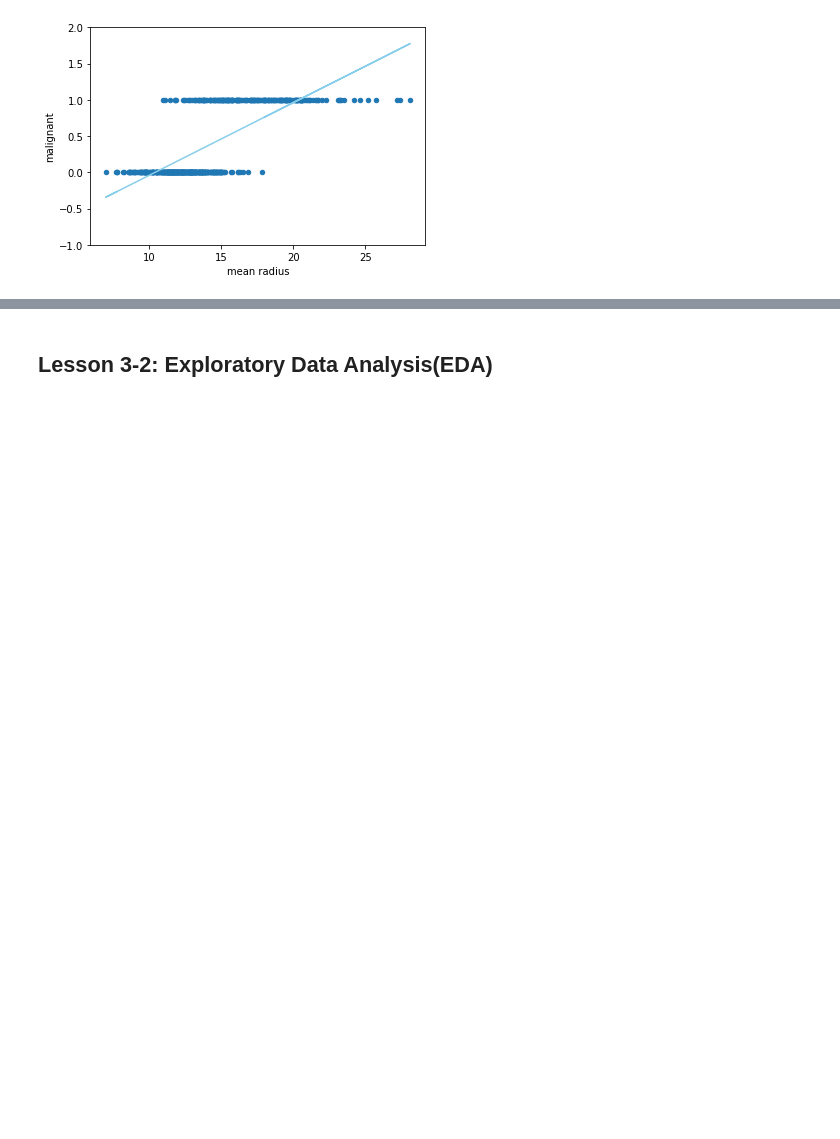
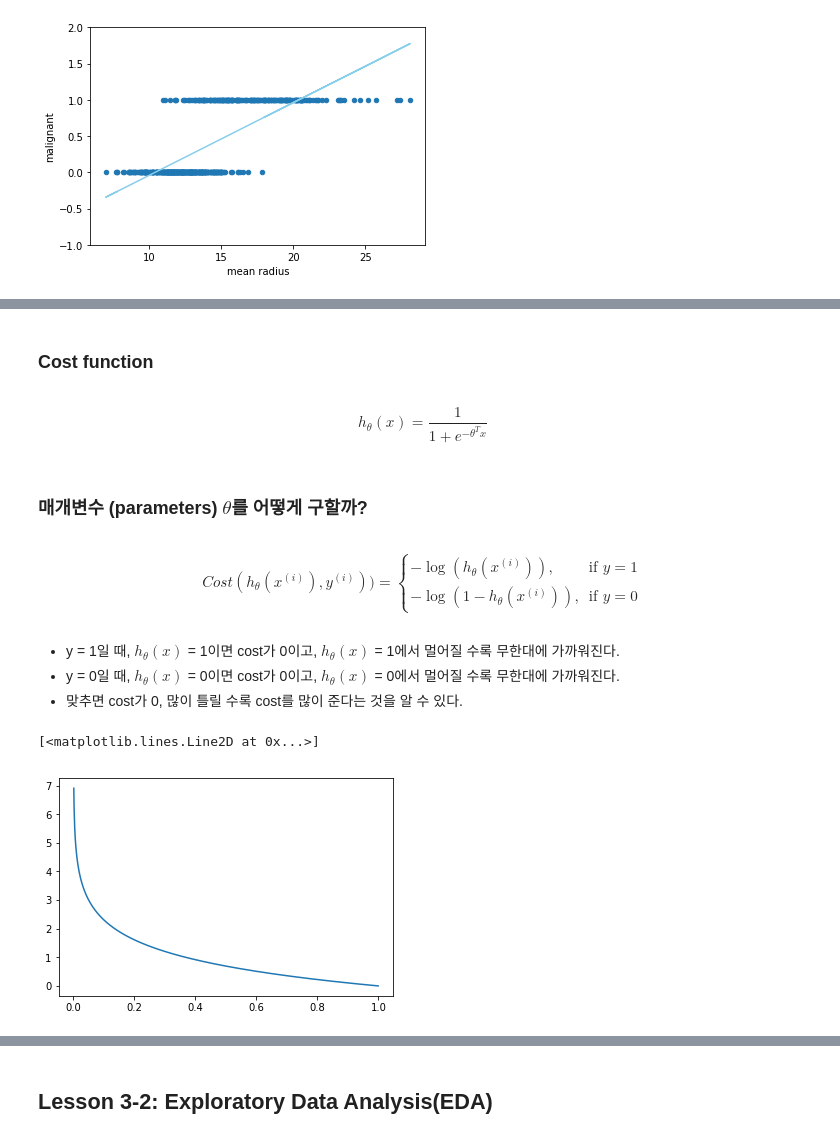
Before and after one commit to parksurk/da_structured-data, a Jupyter notebook: step3 - Classification.ipynb, the cells around one changed output, grey strips where cells are left out. Drawn from its saved outputs; the diff is of its cells as text; code cells hidden in the pictures; blank space fills up the shorter version.

```diff
--- a/step3 - Classification.ipynb
+++ b/step3 - Classification.ipynb
@@ -100,0 +186,25 @@ plt.plot(data['mean radius'], lr.predict(data[['mean radius']]), 'skyblue');
+# %% [markdown]
+### Cost function
+# %% [markdown]
+$$
+h_\theta(x) = \frac{1}{1 + e^{-\theta^Tx}}
+$$
+# %% [markdown]
+### 매개변수 (parameters) $\theta$를 어떻게 구할까?
+# %% [markdown]
+$$
+Cost(h_\theta(x^{(i)}), y^{(i)})) = \begin{cases}
+  -\log(h_\theta(x^{(i)})), & \text{if } y = 1 \\
+  -\log(1 -h_\theta(x^{(i)})), & \text{if } y = 0
+\end{cases}
+$$
+# %% [markdown]
+* y = 1일 때, $h_\theta(x)$ = 1이면 cost가 0이고, $h_\theta(x)$ = 1에서 멀어질 수록 무한대에 가까워진다.
+* y = 0일 때, $h_\theta(x)$ = 0이면 cost가 0이고, $h_\theta(x)$ = 0에서 멀어질 수록 무한대에 가까워진다.
+* 맞추면 cost가 0, 많이 틀릴 수록 cost를 많이 준다는 것을 알 수 있다.
+# %%
+h_range = np.linspace(0.001, 0.999, num=1000)
+plt.plot(h_range, -np.log(h_range))
+# %% [output]
+[<matplotlib.lines.Line2D at 0x...>]
+[figure, added]
```
Also changed, not shown: parts of 104 cells of this notebook, 3 other files.
